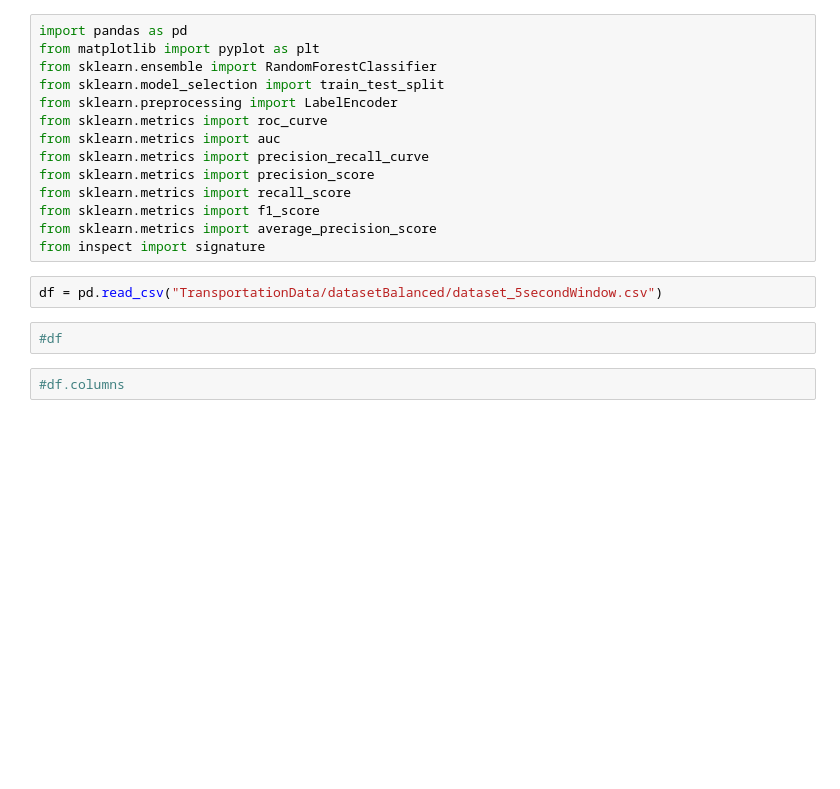
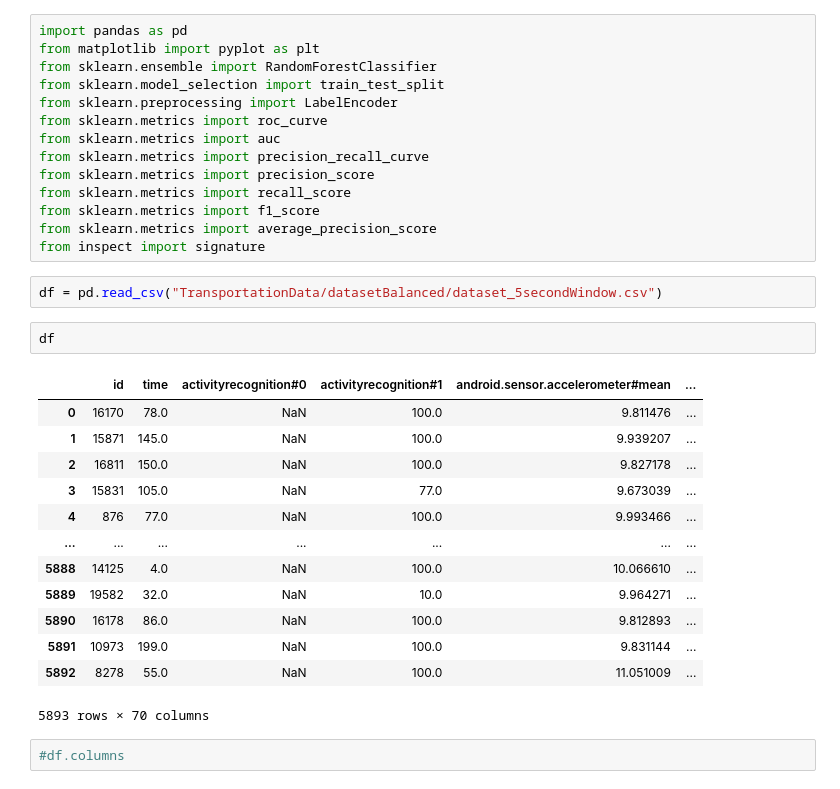
Before and after one commit to Newton-Fitness/Build_week_02, a Jupyter notebook: Newton-Fitness.ipynb, the cells around one changed output. Drawn from its saved outputs; the diff is of its cells as text; blank space fills up the shorter version.

```diff
--- a/Newton-Fitness.ipynb
+++ b/Newton-Fitness.ipynb
@@ -28,8 +28,22 @@ from sklearn.metrics import average_precision_score
 from inspect import signature
 # %%
 df = pd.read_csv("TransportationData/datasetBalanced/dataset_5secondWindow.csv")
-# %%
-#df
+# %%
+df
+# %% [output]
+|  | id | time | activityrecognition#0 | activityrecognition#1 | android.sensor.accelerometer#mean | ... |
+| 0 | 16170 | 78.0 | NaN | 100.0 | 9.811476 | ... |
+| 1 | 15871 | 145.0 | NaN | 100.0 | 9.939207 | ... |
+| 2 | 16811 | 150.0 | NaN | 100.0 | 9.827178 | ... |
+| 3 | 15831 | 105.0 | NaN | 77.0 | 9.673039 | ... |
+| 4 | 876 | 77.0 | NaN | 100.0 | 9.993466 | ... |
+| ... | ... | ... | ... | ... | ... | ... |
+| 5888 | 14125 | 4.0 | NaN | 100.0 | 10.066610 | ... |
+| 5889 | 19582 | 32.0 | NaN | 10.0 | 9.964271 | ... |
+| 5890 | 16178 | 86.0 | NaN | 100.0 | 9.812893 | ... |
+| 5891 | 10973 | 199.0 | NaN | 100.0 | 9.831144 | ... |
+| 5892 | 8278 | 55.0 | NaN | 100.0 | 11.051009 | ... |
+5893 rows × 70 columns
 # %%
 #df.columns
 # %%
```
Also changed, not shown: parts of 8 cells of this notebook, 2 other files.
